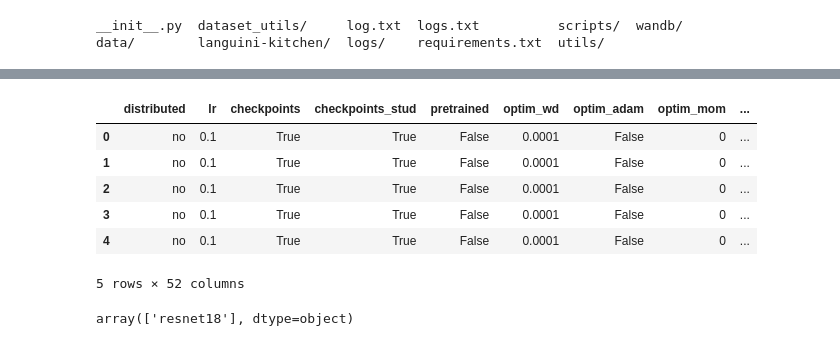
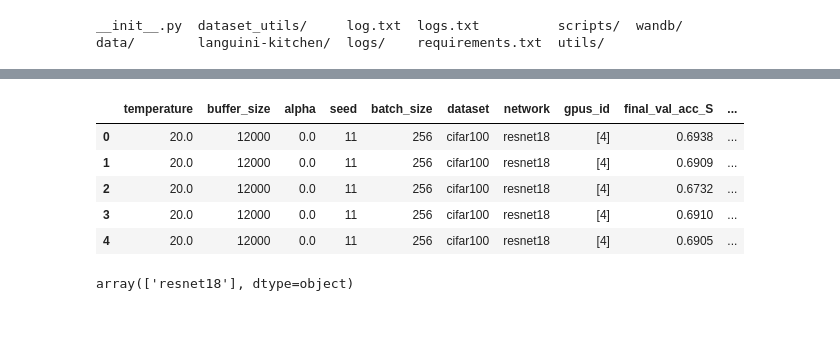
Before and after one commit to GiuliaLanzillotta/DED, a Jupyter notebook: scripts/cifar100.ipynb, the cells around one changed output, grey strips where cells are left out. Saved outputs shown, nothing was run; the diff lists cells and outputs as text; code cells hidden in the pictures.

Commit message:
logistic regression experiments, paper plots

```diff
--- a/scripts/cifar100.ipynb
+++ b/scripts/cifar100.ipynb
@@ -65,20 +65,19 @@ res_df
 # %%
-logs_path = './logs/results/cifar100/resnet18/logs_v2.txt'
+logs_path = './logs/results/cifar100/resnet18/logs_logistic_regression.txt'
 results = []
 with open(logs_path) as f:
     while line := f.readline():
         results.append(json.loads(line))
 # %%
-res_df = pd.DataFrame(results)
-res_df.head(5)
+res_df_logistic = pd.DataFrame(results)
+res_df_logistic.head(5)
 # %% [output]
-|  | distributed | lr | checkpoints | checkpoints_stud | pretrained | optim_wd | optim_adam | optim_mom | ... |
-| 0 | no | 0.1 | True | True | False | 0.0001 | False | 0 | ... |
-| 1 | no | 0.1 | True | True | False | 0.0001 | False | 0 | ... |
-| 2 | no | 0.1 | True | True | False | 0.0001 | False | 0 | ... |
-| 3 | no | 0.1 | True | True | False | 0.0001 | False | 0 | ... |
-| 4 | no | 0.1 | True | True | False | 0.0001 | False | 0 | ... |
+|  | temperature | buffer_size | alpha | seed | batch_size | dataset | network | gpus_id | final_val_acc_S | ... |
+| 0 | 20.0 | 12000 | 0.0 | 11 | 256 | cifar100 | resnet18 | [4] | 0.6938 | ... |
+| 1 | 20.0 | 12000 | 0.0 | 11 | 256 | cifar100 | resnet18 | [4] | 0.6909 | ... |
+| 2 | 20.0 | 12000 | 0.0 | 11 | 256 | cifar100 | resnet18 | [4] | 0.6732 | ... |
+| 3 | 20.0 | 12000 | 0.0 | 11 | 256 | cifar100 | resnet18 | [4] | 0.6910 | ... |
+| 4 | 20.0 | 12000 | 0.0 | 11 | 256 | cifar100 | resnet18 | [4] | 0.6905 | ... |
-5 rows × 52 columns
 # %%
 res_df['network'].unique()
 # %% [output]
```
Also changed, not shown: parts of 1 cell of this notebook, 11 other files.
